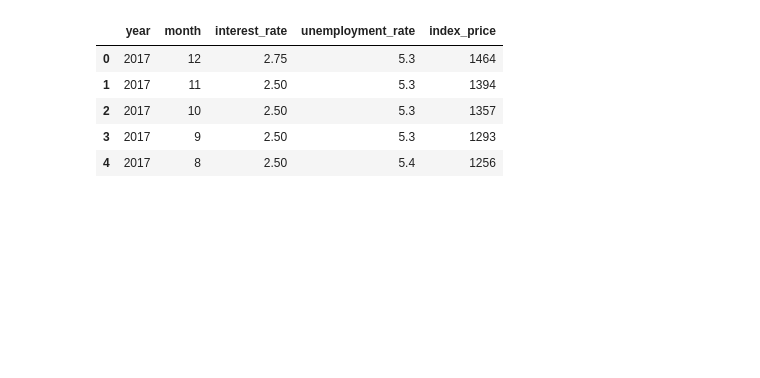
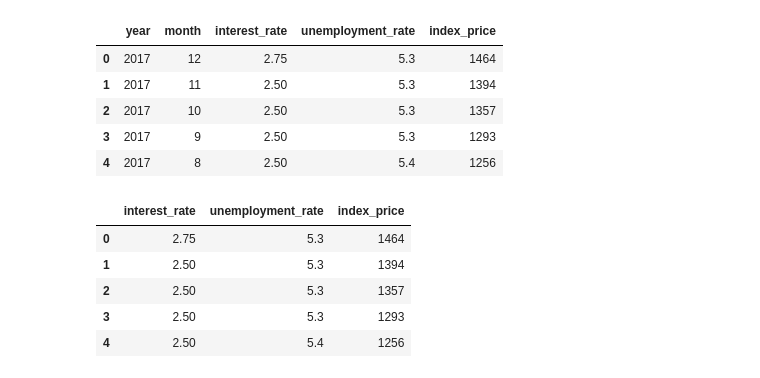
Before and after one commit to AyushPratap05/ML, a Jupyter notebook: multiliner.ipynb, the cells around one changed output. Cells and saved outputs as stored; diff of their text form; code cells hidden in the pictures; blank space fills up the shorter version.

```diff
--- a/multiliner.ipynb
+++ b/multiliner.ipynb
@@ -38,0 +20,9 @@ df.head()
+# %%
+df_index.head()
+# %% [output]
+|  | interest_rate | unemployment_rate | index_price |
+| 0 | 2.75 | 5.3 | 1464 |
+| 1 | 2.50 | 5.3 | 1394 |
+| 2 | 2.50 | 5.3 | 1357 |
+| 3 | 2.50 | 5.3 | 1293 |
+| 4 | 2.50 | 5.4 | 1256 |
```
Also changed, not shown: parts of 14 cells of this notebook.
